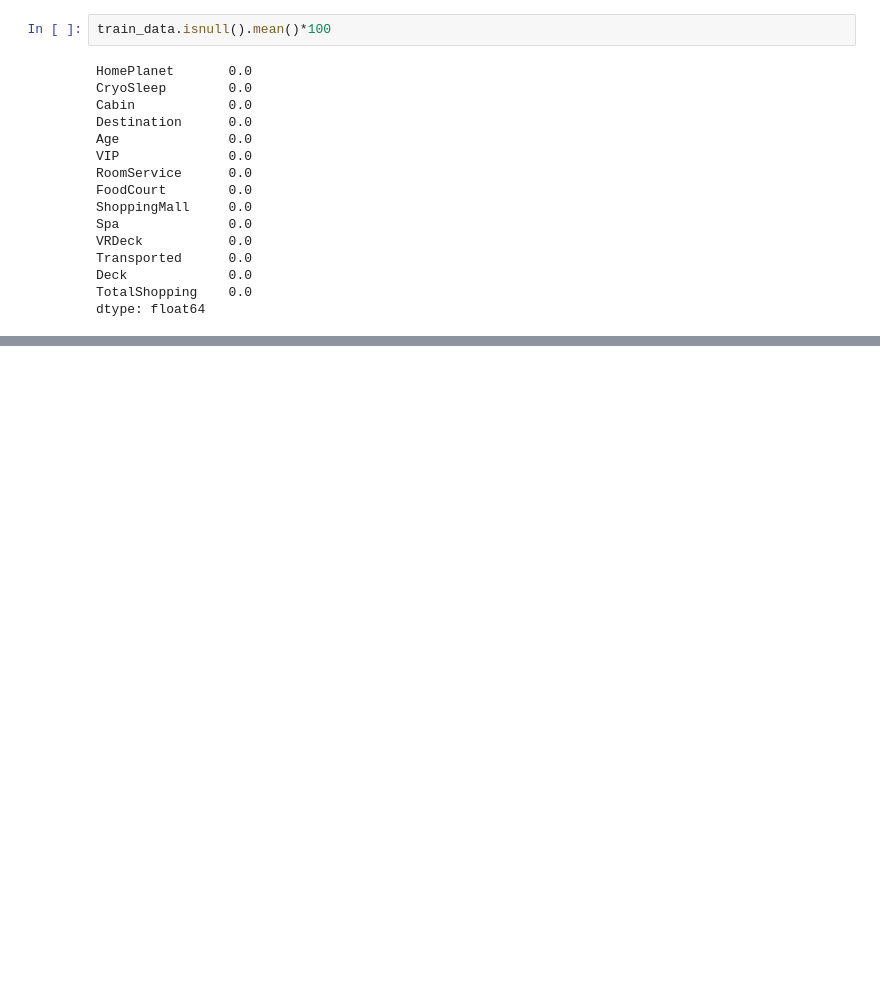
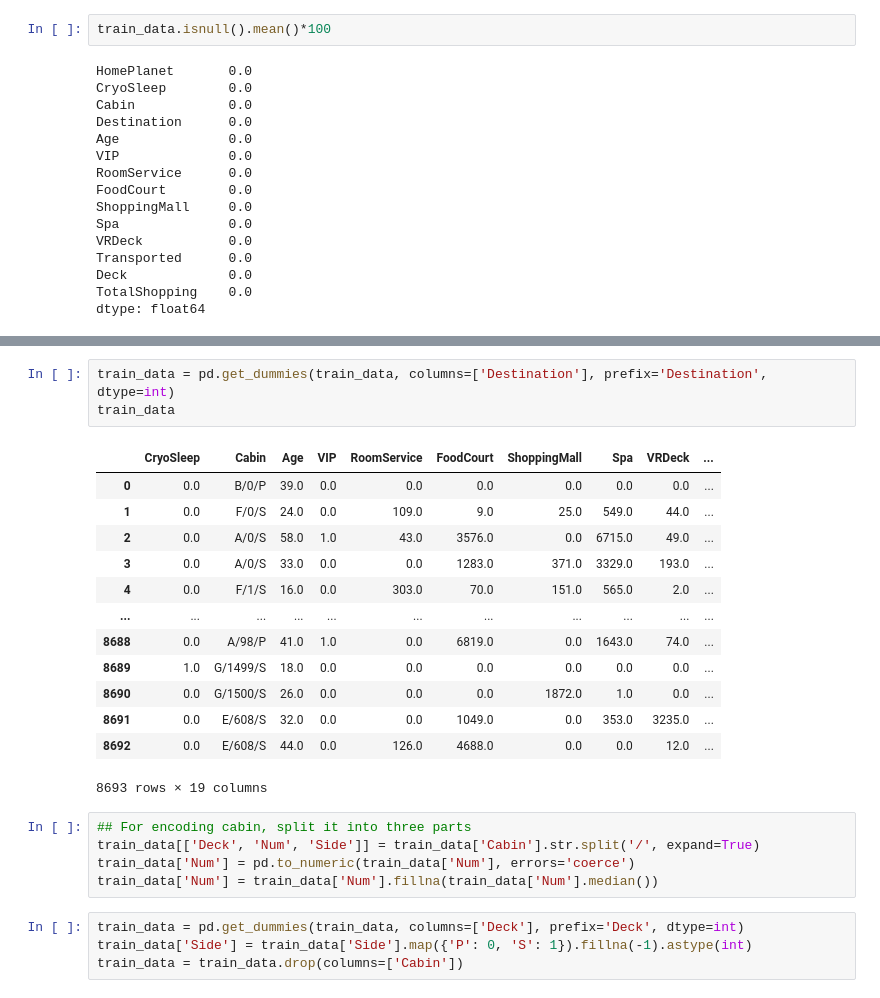
Before and after one commit to singhalishir1911/Spaceship_titanic, a Jupyter notebook: Spaceship_titanic.ipynb, the cells around one changed output, grey strips where cells are left out. Cells and saved outputs as stored; diff of their text form; blank space fills up the shorter version.

```diff
--- a/Spaceship_titanic.ipynb
+++ b/Spaceship_titanic.ipynb
@@ -182,0 +252,26 @@ dtype: float64
+# %%
+train_data = pd.get_dummies(train_data, columns=['Destination'], prefix='Destination', dtype=int)
+train_data
+# %% [output]
+|  | CryoSleep | Cabin | Age | VIP | RoomService | FoodCourt | ShoppingMall | Spa | VRDeck | ... |
+| 0 | 0.0 | B/0/P | 39.0 | 0.0 | 0.0 | 0.0 | 0.0 | 0.0 | 0.0 | ... |
+| 1 | 0.0 | F/0/S | 24.0 | 0.0 | 109.0 | 9.0 | 25.0 | 549.0 | 44.0 | ... |
+| 2 | 0.0 | A/0/S | 58.0 | 1.0 | 43.0 | 3576.0 | 0.0 | 6715.0 | 49.0 | ... |
+| 3 | 0.0 | A/0/S | 33.0 | 0.0 | 0.0 | 1283.0 | 371.0 | 3329.0 | 193.0 | ... |
+| 4 | 0.0 | F/1/S | 16.0 | 0.0 | 303.0 | 70.0 | 151.0 | 565.0 | 2.0 | ... |
+| ... | ... | ... | ... | ... | ... | ... | ... | ... | ... | ... |
+| 8688 | 0.0 | A/98/P | 41.0 | 1.0 | 0.0 | 6819.0 | 0.0 | 1643.0 | 74.0 | ... |
+| 8689 | 1.0 | G/1499/S | 18.0 | 0.0 | 0.0 | 0.0 | 0.0 | 0.0 | 0.0 | ... |
+| 8690 | 0.0 | G/1500/S | 26.0 | 0.0 | 0.0 | 0.0 | 1872.0 | 1.0 | 0.0 | ... |
+| 8691 | 0.0 | E/608/S | 32.0 | 0.0 | 0.0 | 1049.0 | 0.0 | 353.0 | 3235.0 | ... |
+| 8692 | 0.0 | E/608/S | 44.0 | 0.0 | 126.0 | 4688.0 | 0.0 | 0.0 | 12.0 | ... |
+8693 rows × 19 columns
+# %%
+## For encoding cabin, split it into three parts
+train_data[['Deck', 'Num', 'Side']] = train_data['Cabin'].str.split('/', expand=True)
+train_data['Num'] = pd.to_numeric(train_data['Num'], errors='coerce')
+train_data['Num'] = train_data['Num'].fillna(train_data['Num'].median())
+# %%
+train_data = pd.get_dummies(train_data, columns=['Deck'], prefix='Deck', dtype=int)
+train_data['Side'] = train_data['Side'].map({'P': 0, 'S': 1}).fillna(-1).astype(int)
+train_data = train_data.drop(columns=['Cabin'])
```
Also changed, not shown: parts of 9 cells of this notebook.
